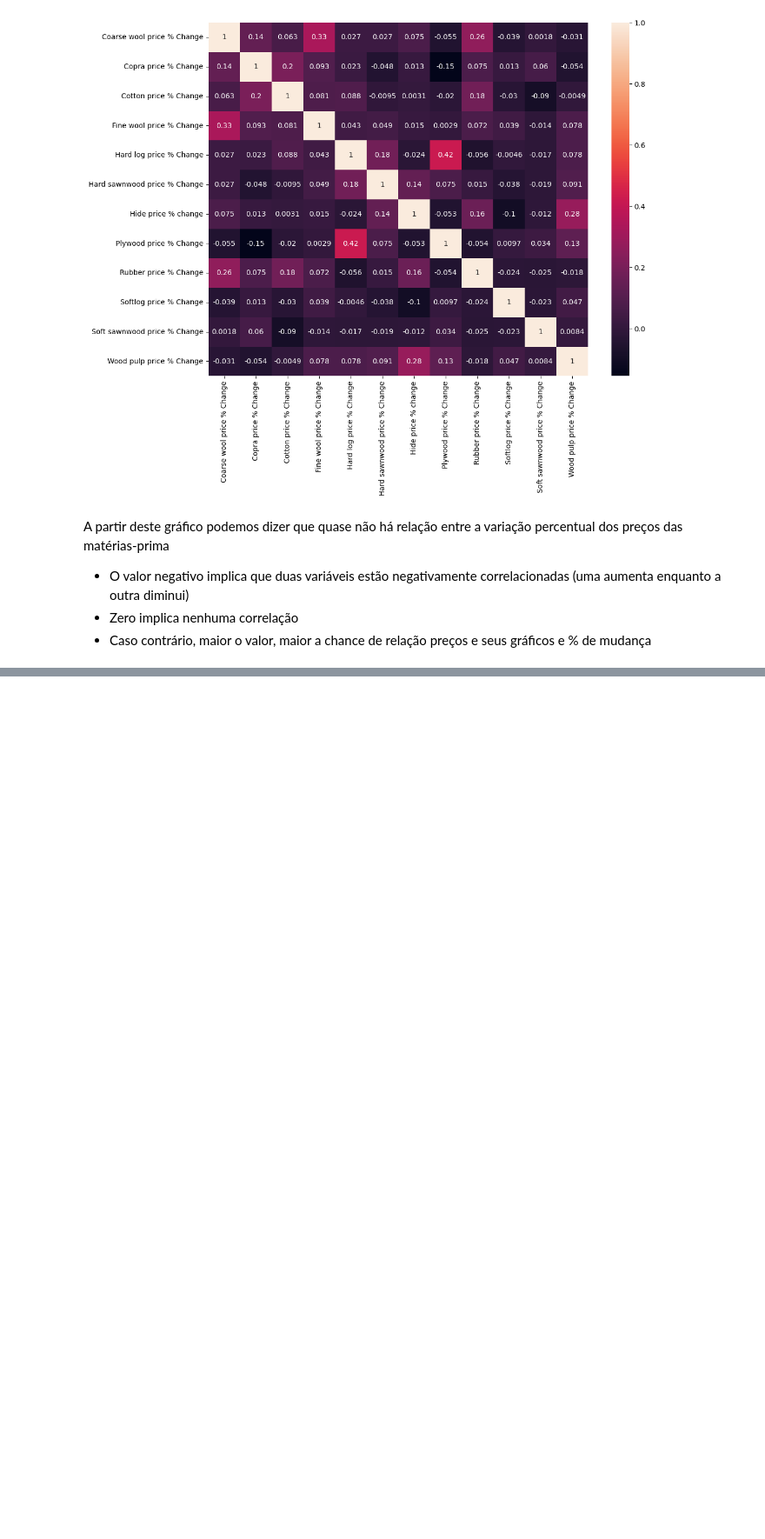
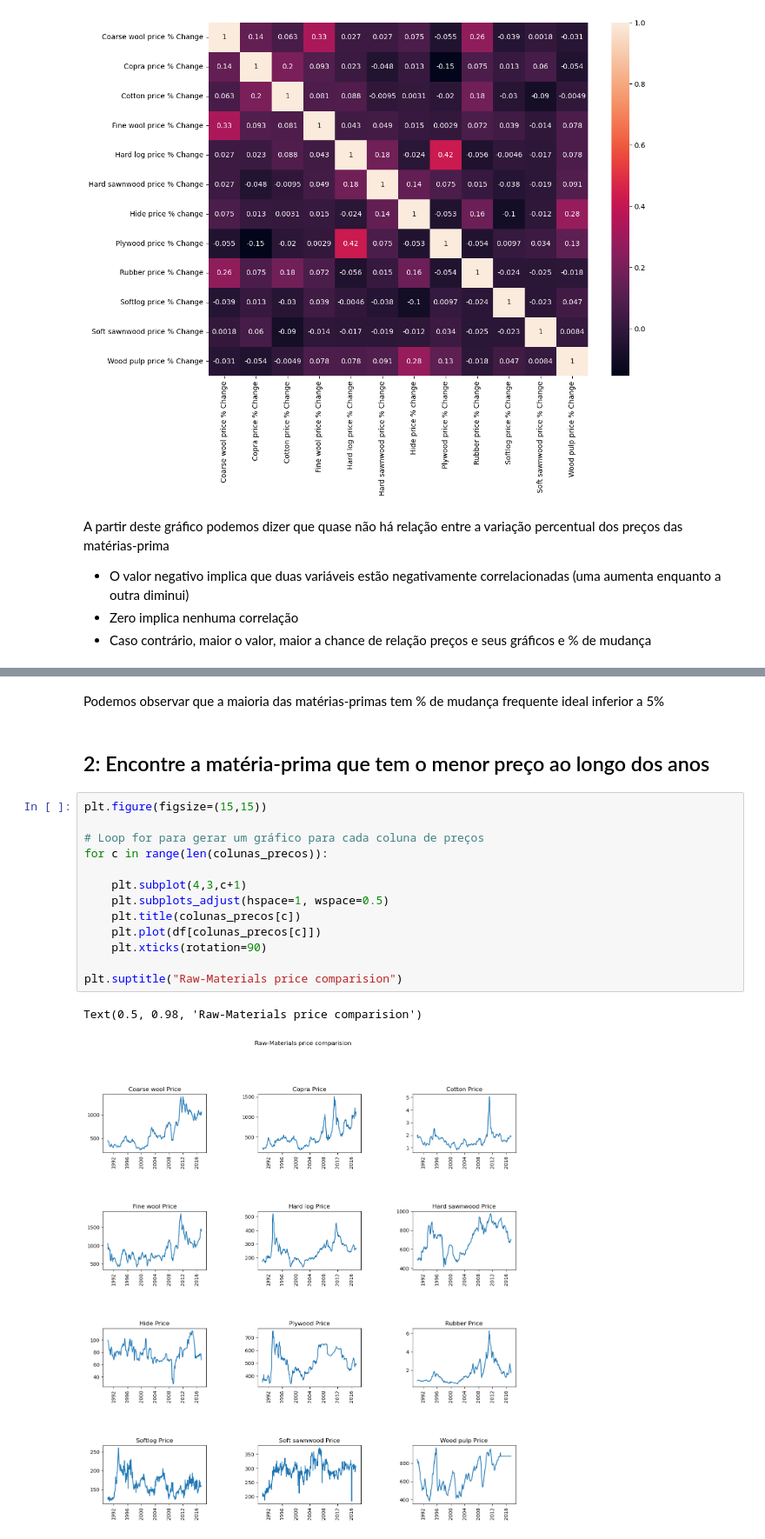
Before and after one commit to davidsmaia/Analise-Precos-de-Materias-Primas-Agricolas, a Jupyter notebook: main.ipynb, the cells around one changed output, grey strips where cells are left out. Shown at 87% size. Drawn from its saved outputs; the diff is of its cells as text; blank space fills up the shorter version.

```diff
--- a/main.ipynb
+++ b/main.ipynb
@@ -261,0 +317,20 @@ A partir deste gráfico podemos dizer que quase não há relação entre a varia
+# %% [markdown]
+Podemos observar que a maioria das matérias-primas tem % de mudança frequente ideal inferior a 5%
+# %% [markdown]
+## 2: Encontre a matéria-prima que tem o menor preço ao longo dos anos
+# %%
+plt.figure(figsize=(15,15))
+
+# Loop for para gerar um gráfico para cada coluna de preços
+for c in range(len(colunas_precos)):
+
+    plt.subplot(4,3,c+1)
+    plt.subplots_adjust(hspace=1, wspace=0.5)
+    plt.title(colunas_precos[c])
+    plt.plot(df[colunas_precos[c]])
+    plt.xticks(rotation=90)
+
+plt.suptitle("Raw-Materials price comparision")
+# %% [output]
+Text(0.5, 0.98, 'Raw-Materials price comparision')
+[figure, added]
```
Also changed, not shown: parts of 26 cells of this notebook, 13 other files.
